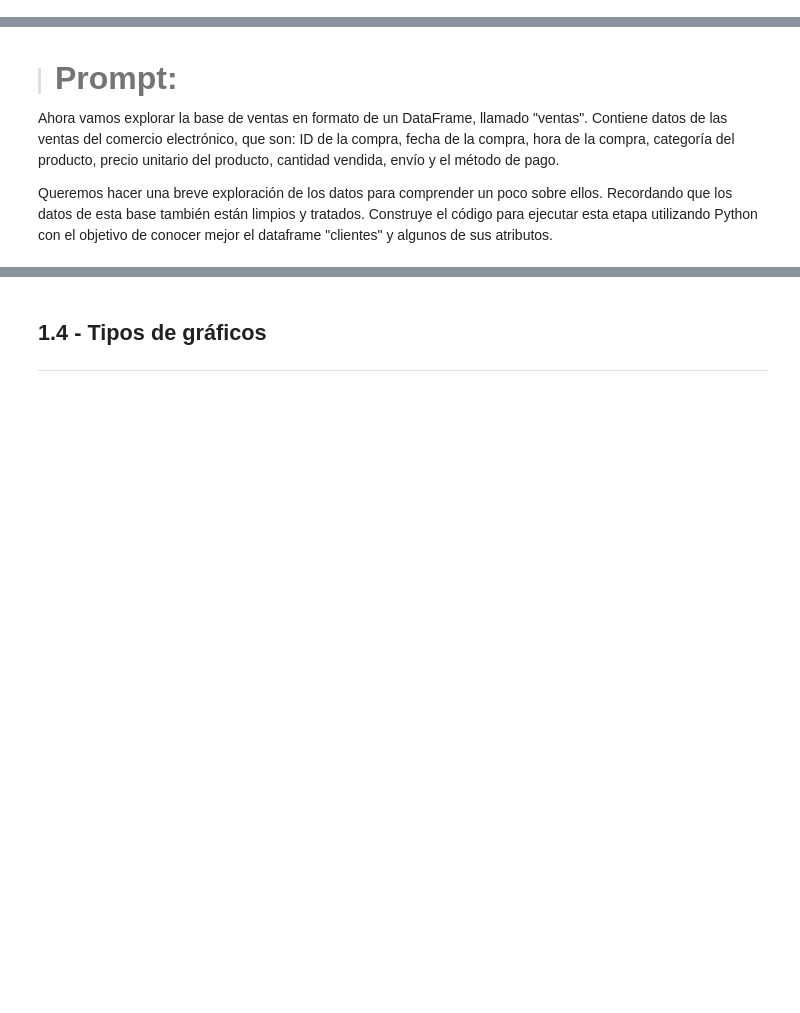
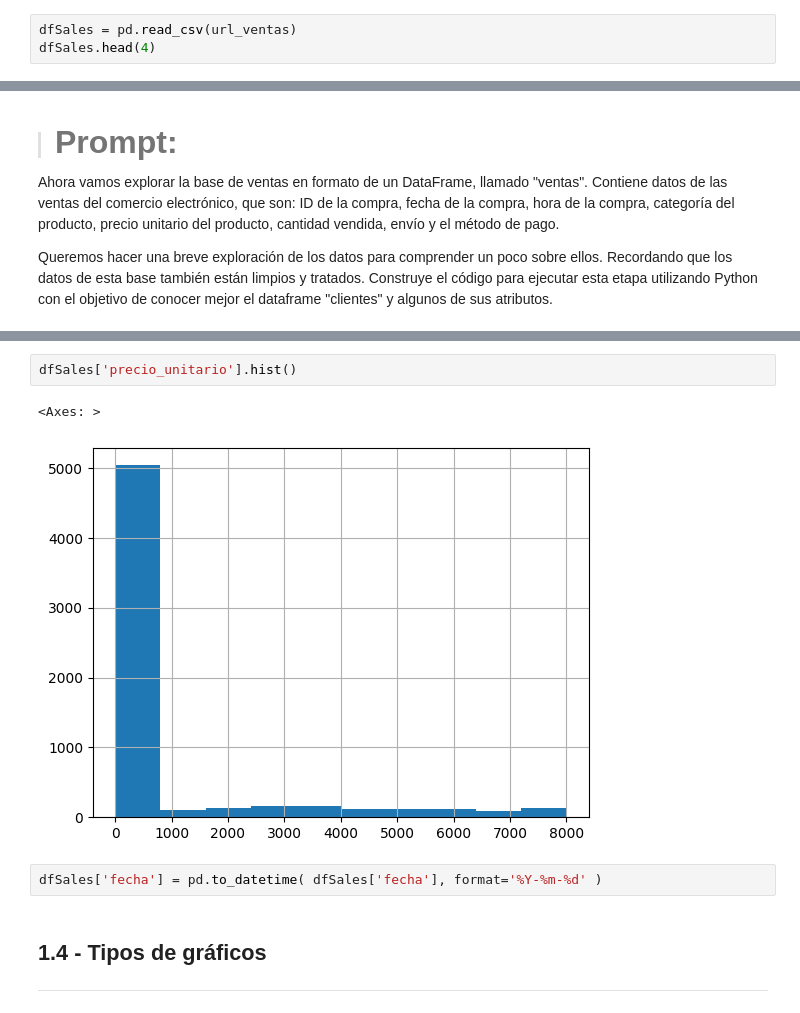
Before and after one commit to HJuliamPR/ColabPython, a Jupyter notebook: IA_aplicada_a_ciencia_de_datos.ipynb, the cells around one changed output, grey strips where cells are left out. Cells and saved outputs as stored; diff of their text form; blank space fills up the shorter version.

```diff
--- a/IA_aplicada_a_ciencia_de_datos.ipynb
+++ b/IA_aplicada_a_ciencia_de_datos.ipynb
@@ -48,0 +63,3 @@ Después de esta etapa, vamos a crear 2 dataframes con los datos de los clientes
+# %%
+dfSales = pd.read_csv(url_ventas)
+dfSales.head(4)
@@ -75,3 +210,10 @@ Queremos hacer una breve exploración de los datos para comprender un poco sobre
+# %%
+dfSales['precio_unitario'].hist()
+# %% [output]
+<Axes: >
+[figure, added]
+# %%
+dfSales['fecha'] = pd.to_datetime( dfSales['fecha'], format='%Y-%m-%d' )
 # %% [markdown]
 ## **1.4 - Tipos de gráficos**
 
```
Also changed, not shown: parts of 25 cells of this notebook.
